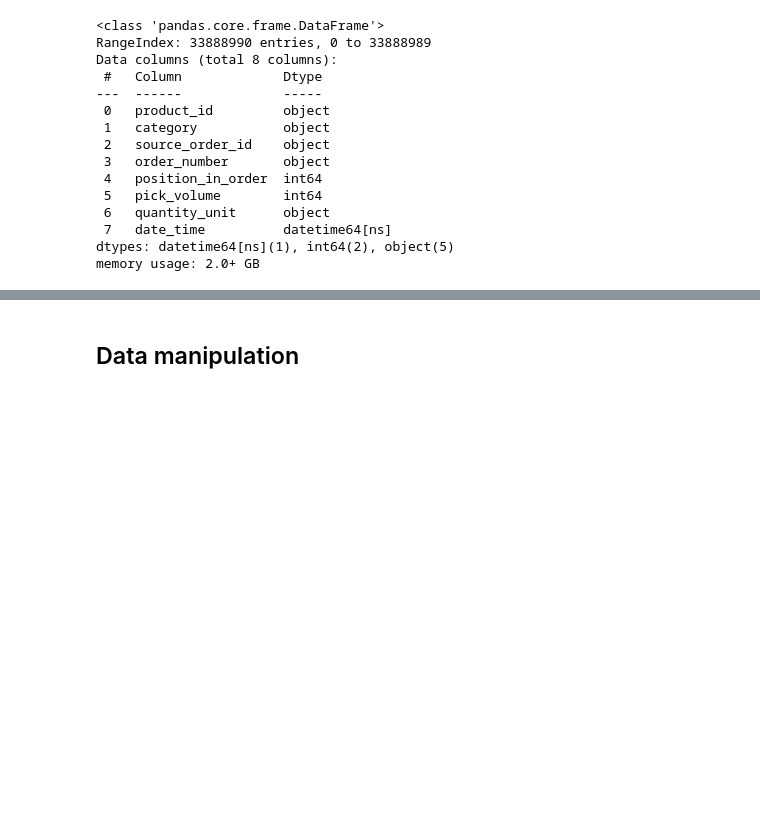
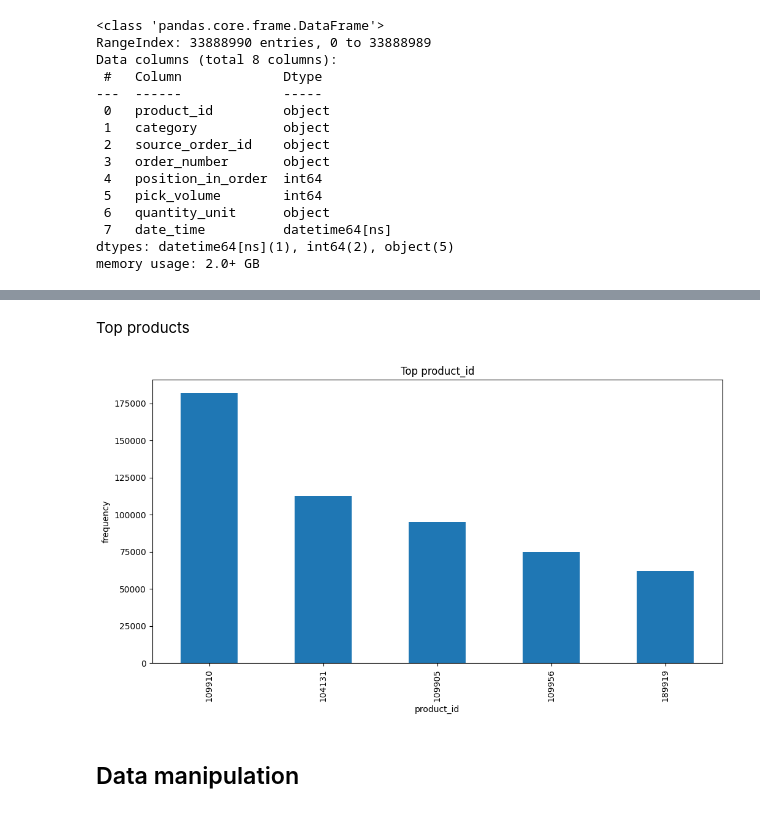
Before and after one commit to aleksandarkling/OBETAWarehousingAnalyticsProject, a Jupyter notebook: Step 1 - Preparing Data/pick_data.ipynb, the cells around one changed output, grey strips where cells are left out. Drawn from its saved outputs; the diff is of its cells as text; code cells hidden in the pictures; blank space fills up the shorter version.

```diff
--- a/Step 1 - Preparing Data/pick_data.ipynb
+++ b/Step 1 - Preparing Data/pick_data.ipynb
@@ -227,3 +226,22 @@ memory usage: 2.0+ GB
+# %% [markdown]
+Top products
+# %%
+# column to evaluate
+column_name = "product_id"
+
+# frequency of unique values
+value_counts = pick_data[column_name].value_counts()
+
+# histogram of frequencies
+plt.figure(figsize=(12, 6))
+# value_counts.plot(kind="bar", logy=True)
+value_counts.head(5).plot(kind="bar")
+plt.title(f"Top {column_name}")
+plt.xlabel("product_id")
+plt.ylabel("frequency")
+plt.show()
+# %% [output]
+[figure, added]
 # %% [markdown]
 ## Data manipulation
 # %% [markdown]
```
Also changed, not shown: parts of 104 cells of this notebook.
